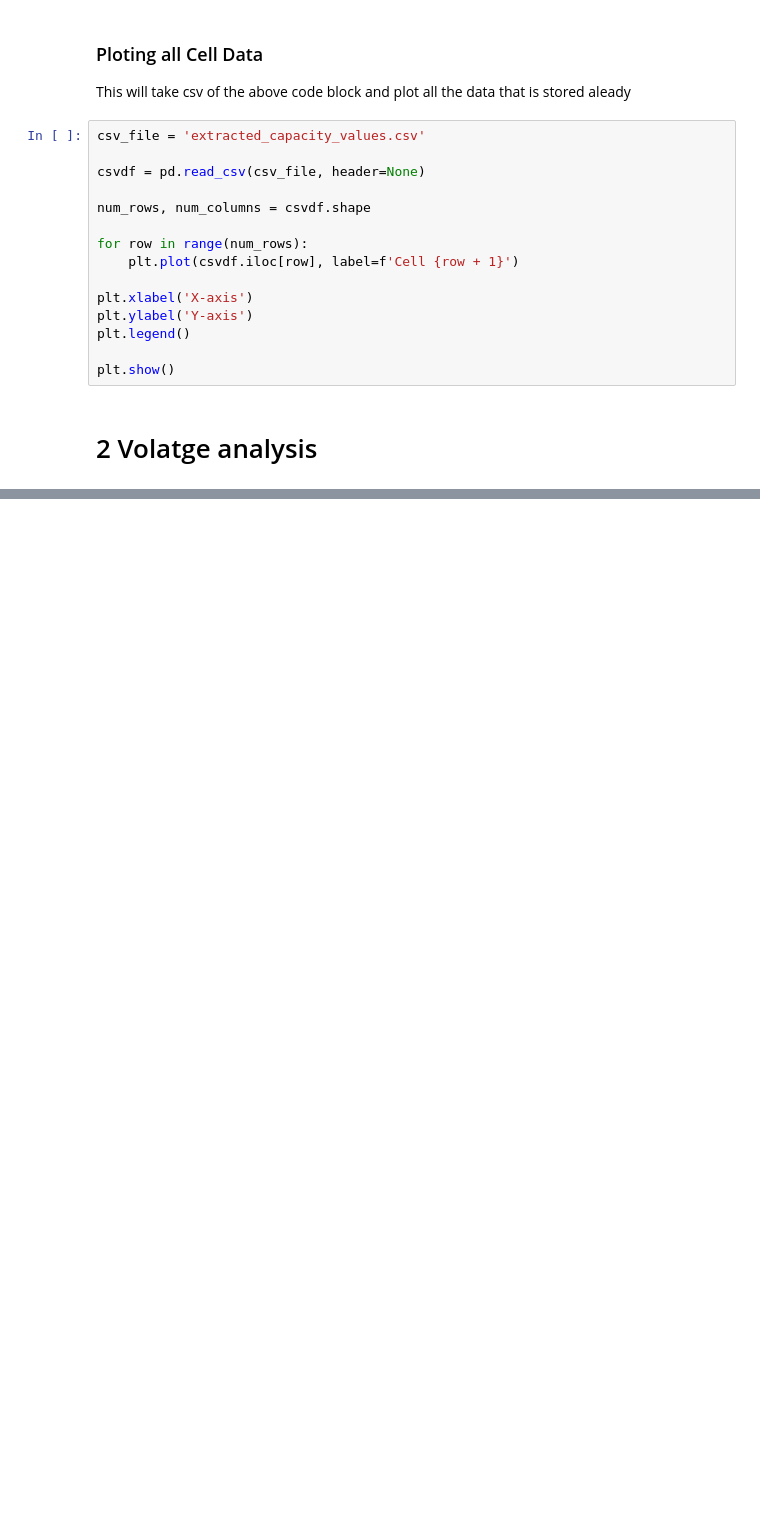
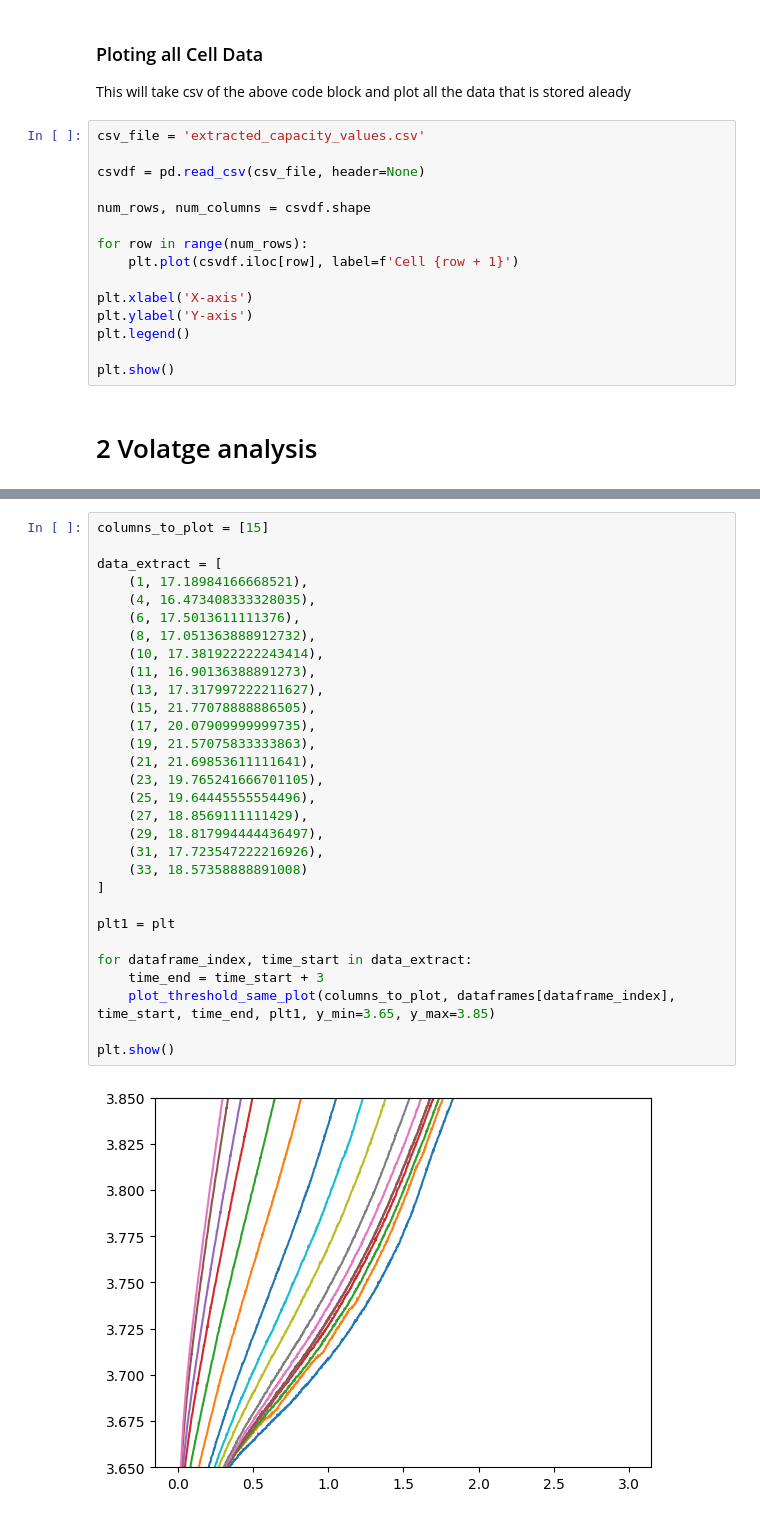
Before and after one commit to umerghafoor/battery-degradation-trajectory-prediction, a Jupyter notebook: lifetimedataExtraction.ipynb, the cells around one changed output, grey strips where cells are left out. Saved outputs shown, nothing was run; the diff lists cells and outputs as text; blank space fills up the shorter version.

```diff
--- a/lifetimedataExtraction.ipynb
+++ b/lifetimedataExtraction.ipynb
@@ -425,0 +504,32 @@ for i in dataframes:
+# %%
+columns_to_plot = [15]
+
+data_extract = [
+    (1, 17.18984166668521),
+    (4, 16.473408333328035),
+    (6, 17.5013611111376),
+    (8, 17.051363888912732),
+    (10, 17.381922222243414),
+    (11, 16.90136388891273),
+    (13, 17.317997222211627),
+    (15, 21.77078888886505),
+    (17, 20.07909999999735),
+    (19, 21.57075833333863),
+    (21, 21.69853611111641),
+    (23, 19.765241666701105),
+    (25, 19.64445555554496),
+    (27, 18.8569111111429),
+    (29, 18.817994444436497),
+    (31, 17.723547222216926),
+    (33, 18.57358888891008)
+]
+
+plt1 = plt
+
+for dataframe_index, time_start in data_extract:
+    time_end = time_start + 3
+    plot_threshold_same_plot(columns_to_plot, dataframes[dataframe_index], time_start, time_end, plt1, y_min=3.65, y_max=3.85)
+
+plt.show()
+# %% [output]
+[figure, added]
```
Also changed, not shown: parts of 12 cells of this notebook.
